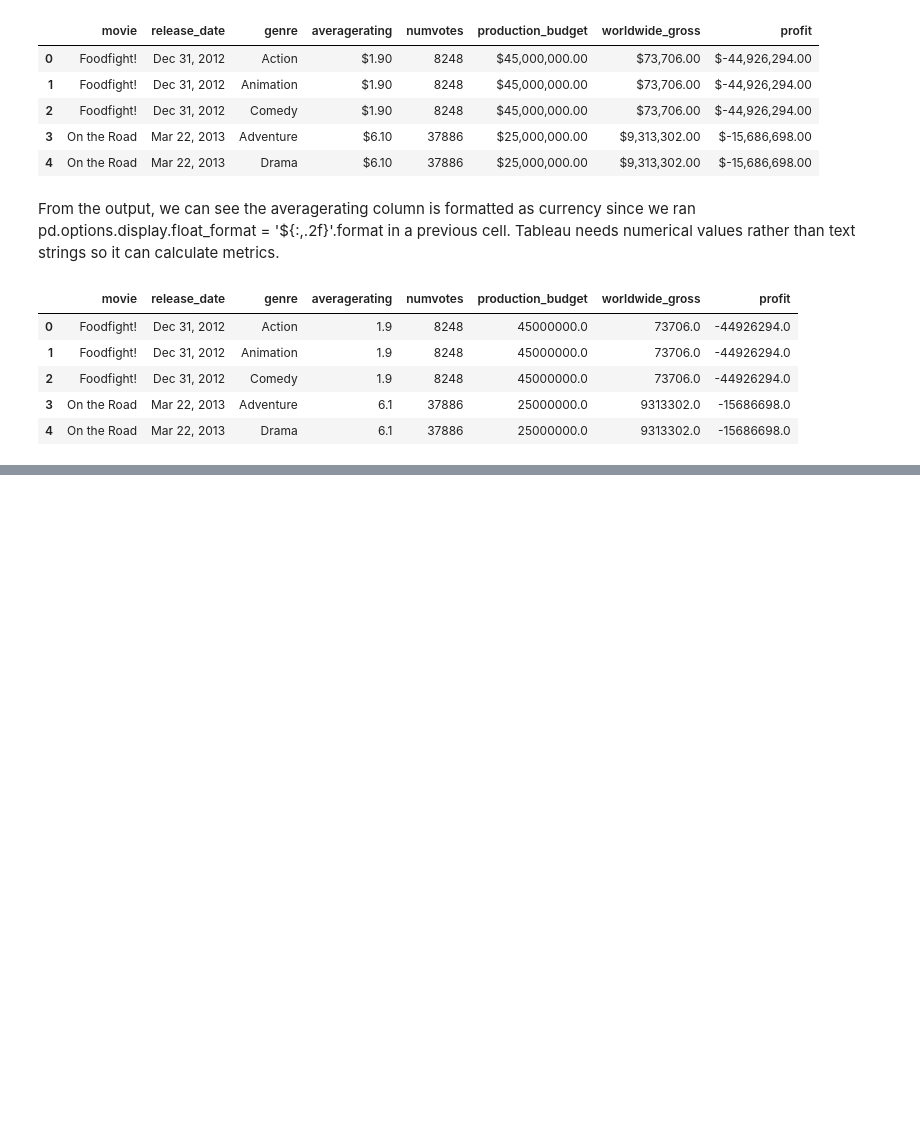
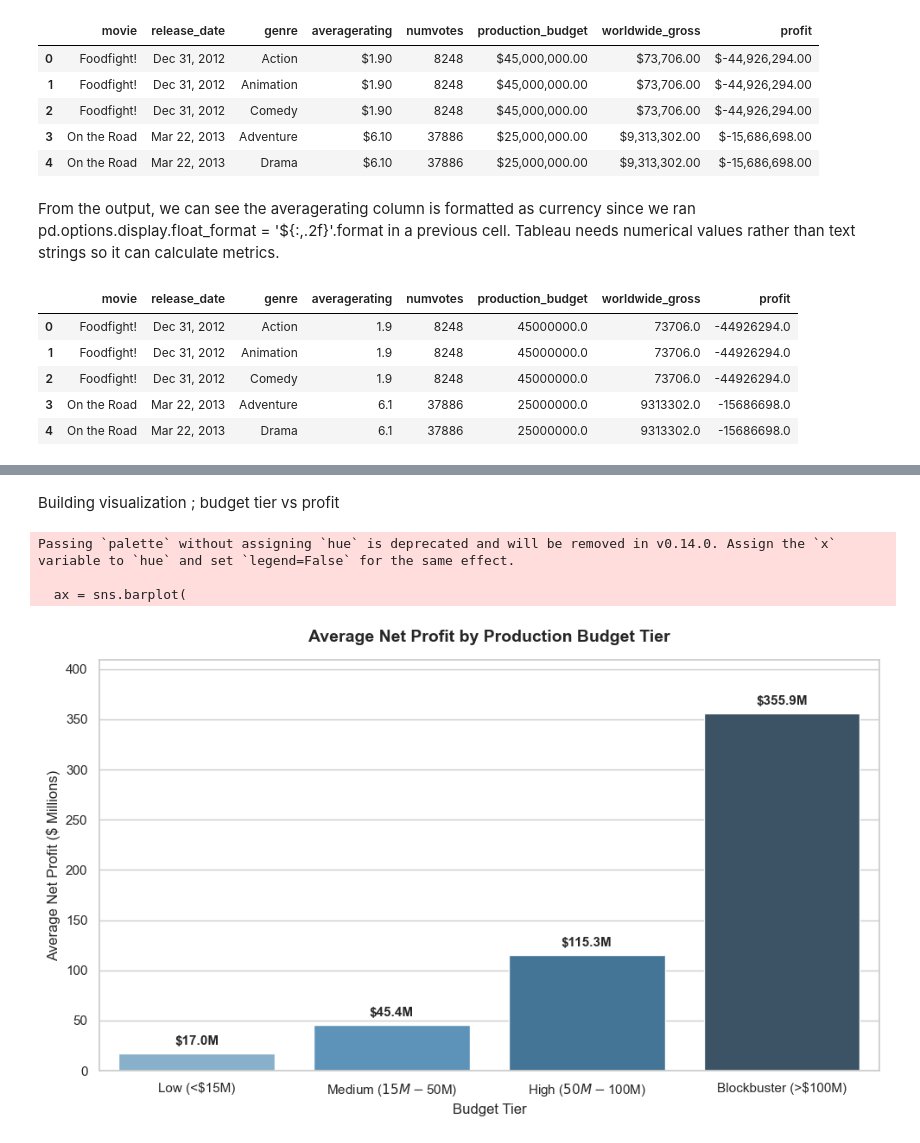
Before and after one commit to oliverkiplagat/Studio_Launch-Pad, a Jupyter notebook: student.ipynb, the cells around one changed output, grey strips where cells are left out. Drawn from its saved outputs; the diff is of its cells as text; code cells hidden in the pictures; blank space fills up the shorter version.

```diff
--- a/student.ipynb
+++ b/student.ipynb
@@ -232,0 +380,63 @@ display(tableau_export.head())
+# %% [markdown]
+Building visualization ; budget tier vs profit
+# %%
+import pandas as pd
+import matplotlib.pyplot as plt
+import seaborn as sns
+
+# 1. Ensure profit column exists (Worldwide Gross - Production Budget)
+if 'profit' not in budgets_df.columns:
+    budgets_df['profit'] = budgets_df['worldwide_gross'] - budgets_df['production_budget']
+
+# 2. Define budget tiers
+budget_bins = [0, 15_000_000, 50_000_000, 100_000_000, float('inf')]
+budget_labels = ['Low (<$15M)', 'Medium ($15M-$50M)', 'High ($50M-$100M)', 'Blockbuster (>$100M)']
+
+budgets_df['budget_tier'] = pd.cut(
+    budgets_df['production_budget'],
+    bins=budget_bins,
+    labels=budget_labels
+)
+
+# 3. Express profit in Millions ($M) and aggregate average profit per tier
+budgets_df['profit_mil'] = budgets_df['profit'] / 1_000_000
+tier_summary = budgets_df.groupby('budget_tier', observed=False)['profit_mil'].mean().reset_index()
+
+# 4. Plot bar chart
+plt.figure(figsize=(10, 6))
+sns.set_theme(style="whitegrid")
+
+ax = sns.barplot(
+    data=tier_summary,
+    x='budget_tier',
+    y='profit_mil',
+    palette='Blues_d'
+)
+
+# 5. Add exact value labels on top of each bar
+for p in ax.patches:
+    height = p.get_height()
+    if not pd.isna(height):
+        ax.annotate(
+            f'${height:,.1f}M',
+            (p.get_x() + p.get_width() / 2., height),
+            ha='center', va='bottom',
+            xytext=(0, 5),
+            textcoords='offset points',
+            fontsize=11,
+            fontweight='bold'
+        )
+
+# Format titles and labels
+plt.title('Average Net Profit by Production Budget Tier', fontsize=14, fontweight='bold', pad=15)
+plt.xlabel('Budget Tier', fontsize=12)
+plt.ylabel('Average Net Profit ($ Millions)', fontsize=12)
+plt.ylim(0, tier_summary['profit_mil'].max() * 1.15)
+
+plt.tight_layout()
+plt.show()
+# %% [output]
+Passing `palette` without assigning `hue` is deprecated and will be removed in v0.14.0. Assign the `x` variable to `hue` and set `legend=False` for the same effect.
+
+  ax = sns.barplot(
+[figure, added]
```
Also changed, not shown: parts of 5 cells of this notebook, 1 other file.
